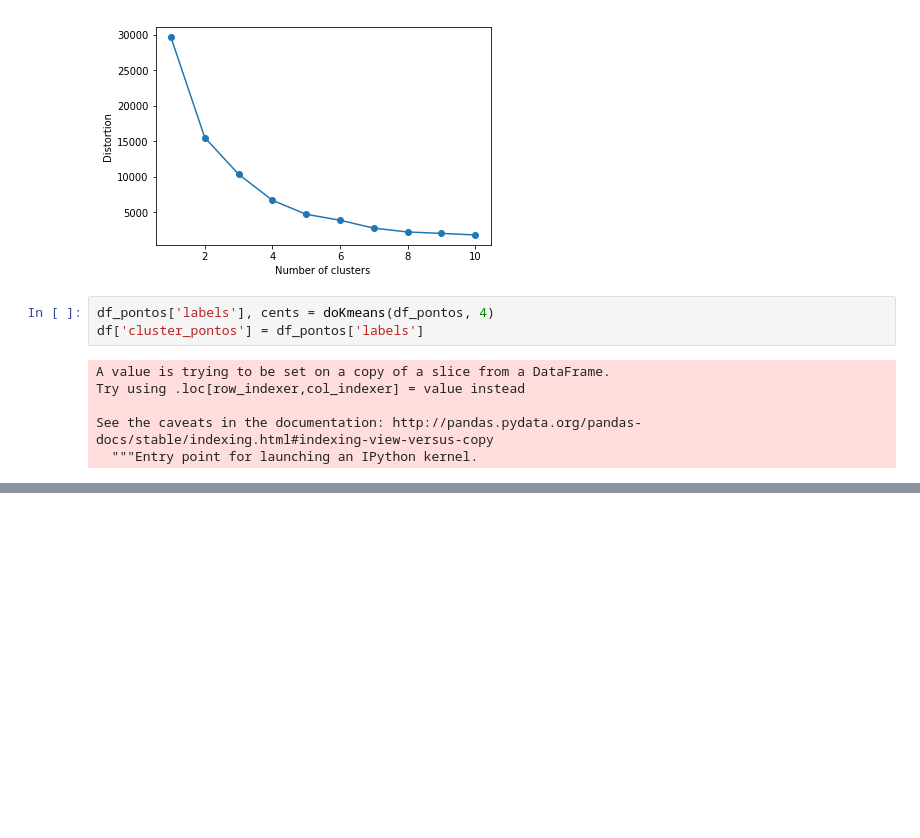
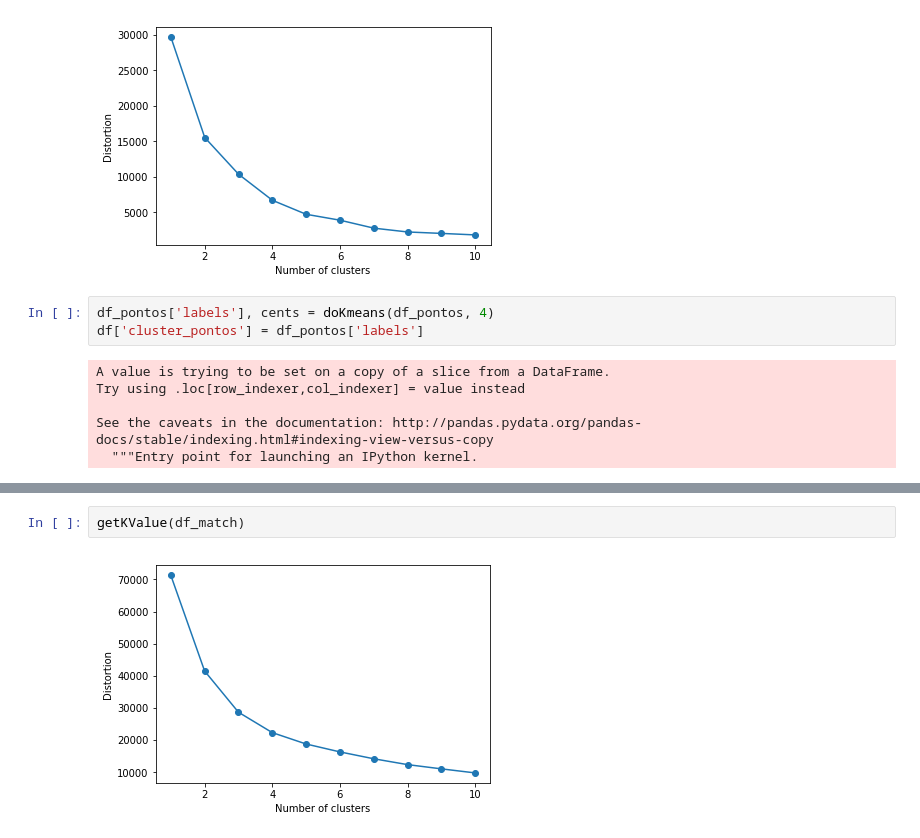
Before and after one commit to suzanaph/predicao-em-jogos-de-tenis, a Jupyter notebook: Data Wrangling - Player Clustering.ipynb, the cells around one changed output, grey strips where cells are left out. Drawn from its saved outputs; the diff is of its cells as text; blank space fills up the shorter version.

```diff
--- a/Data Wrangling - Player Clustering.ipynb
+++ b/Data Wrangling - Player Clustering.ipynb
@@ -287,0 +251,4 @@ sns.pairplot(df_pontos, hue='labels')
+# %%
+getKValue(df_match)
+# %% [output]
+[figure, added]
```
Also changed, not shown: parts of 46 cells of this notebook.
